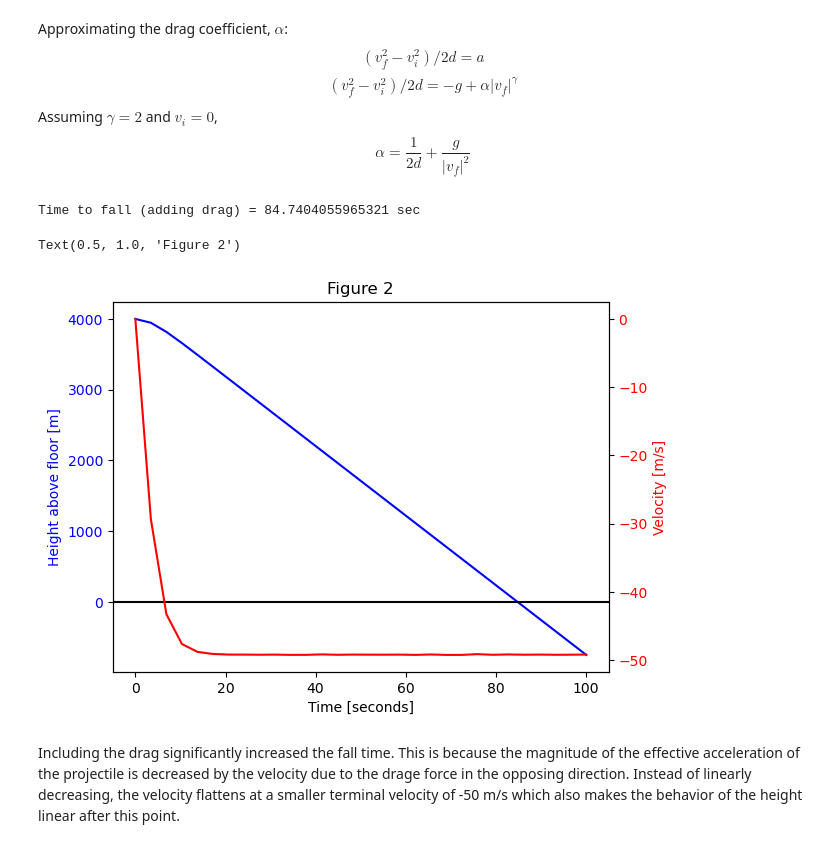
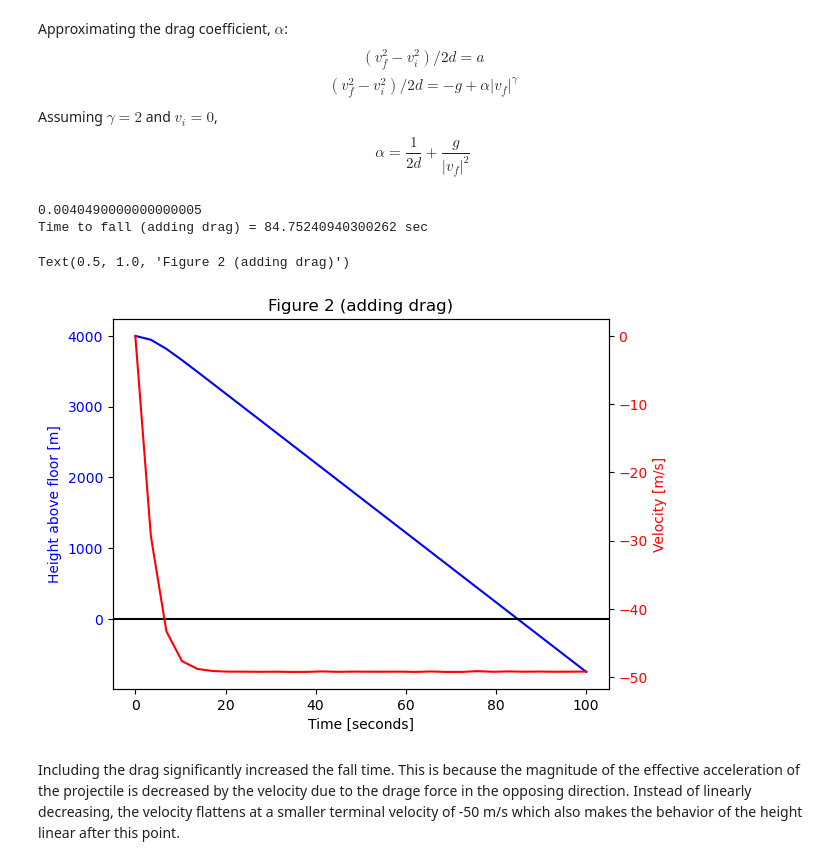
Before and after one commit to RosieRose07/PHYS265-spring26, a Jupyter notebook: Lab3/lab3.ipynb, the cells around one changed output. Cells and saved outputs as stored; diff of their text form; code cells hidden in the pictures.

```diff
--- a/Lab3/lab3.ipynb
+++ b/Lab3/lab3.ipynb
@@ -216,35 +216,37 @@ $$\alpha = \frac{1}{2d} + \frac{g}{|v_f|^2}$$
 # %%
 N = 30
 t0, tf = 0, 100
 y0, v0 = R_E, 0
 t_vals = np.linspace(t0, tf, N)
 
 vf = -50 # m/s
 gamma = 2
 alpha = 1/(2*depth) + g/np.abs(vf)**gamma
+print(alpha)
 
-soln = solve_ivp(fun=projectile_motion, t_span=(t0,tf), t_eval=t_vals, y0=[y0, v0], args=(alpha, gamma), events=floor2)
+soln = solve_ivp(fun=projectile_varied_g, t_span=(t0,tf), t_eval=t_vals, y0=[y0, v0], args=(alpha, gamma), events=floor2)
 tt = soln.t
 yy = soln.y[0]
 vv = soln.y[1]
 t_fall_drag = soln.t_events[0][0]
 print(f"Time to fall (adding drag) = {t_fall_drag} sec")
 
 fig, ax1 = plt.subplots()
 ax2 = ax1.twinx()
 ax1.plot(tt, yy - (R_E - depth) , color="blue")
 ax2.plot(tt, vv, color="red")
 ax1.set_ylabel("Height above floor [m]", color="blue")
 ax1.tick_params(axis='y', labelcolor='blue')
 ax2.set_ylabel("Velocity [m/s]", color="red")
 ax2.tick_params(axis='y', labelcolor='red')
 ax1.axhline(0, color="black")
 ax1.set_xlabel("Time [seconds]")
-ax1.set_title("Figure 2")
+ax1.set_title("Figure 2 (adding drag)")
 # %% [output]
-Time to fall (adding drag) = 84.7404055965321 sec
+0.0040490000000000005
+Time to fall (adding drag) = 84.75240940300262 sec
-Text(0.5, 1.0, 'Figure 2')
+Text(0.5, 1.0, 'Figure 2 (adding drag)')
-[figure, old version]
+[figure, new version]
 # %% [markdown]
 Including the drag significantly increased the fall time. This is because the magnitude of the effective acceleration of the projectile is decreased by the velocity due to the drage force in the opposing direction. Instead of linearly decreasing, the velocity flattens at a smaller terminal velocity of -50 m/s which also makes the behavior of the height linear after this point.
 # %% [markdown]
```
Also changed, not shown: parts of 11 cells of this notebook.
